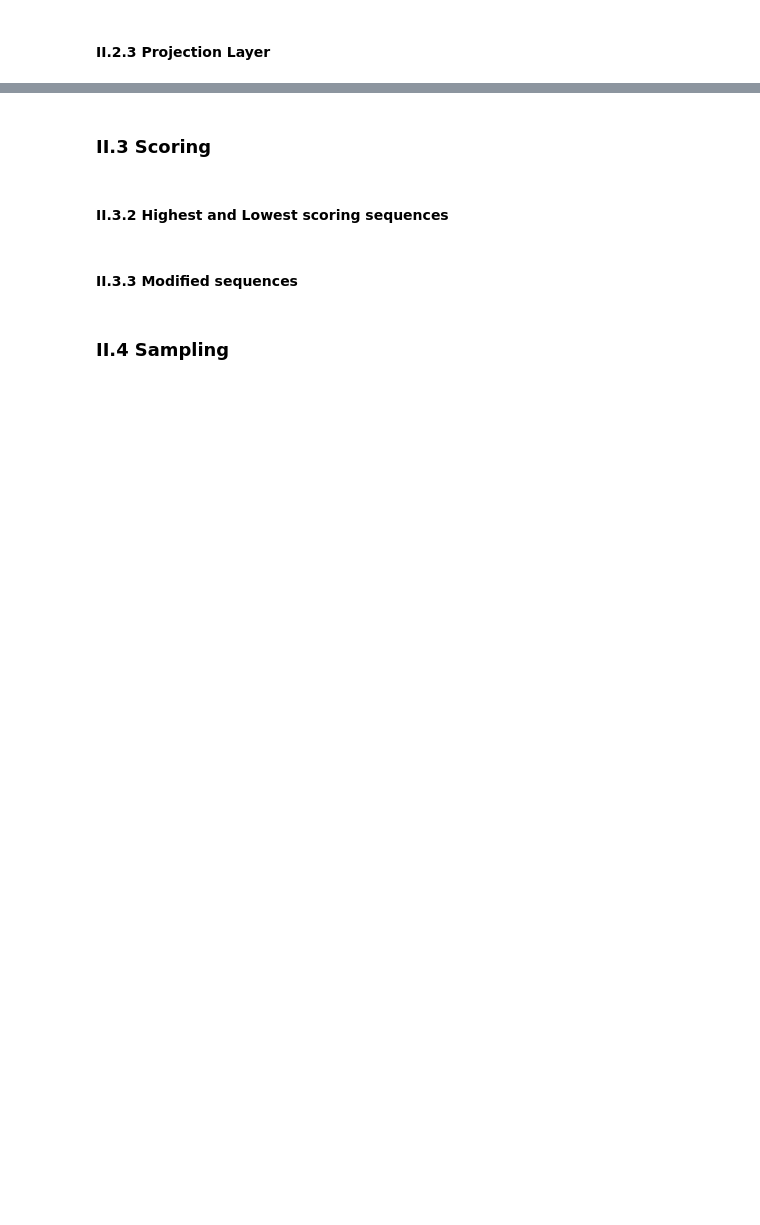
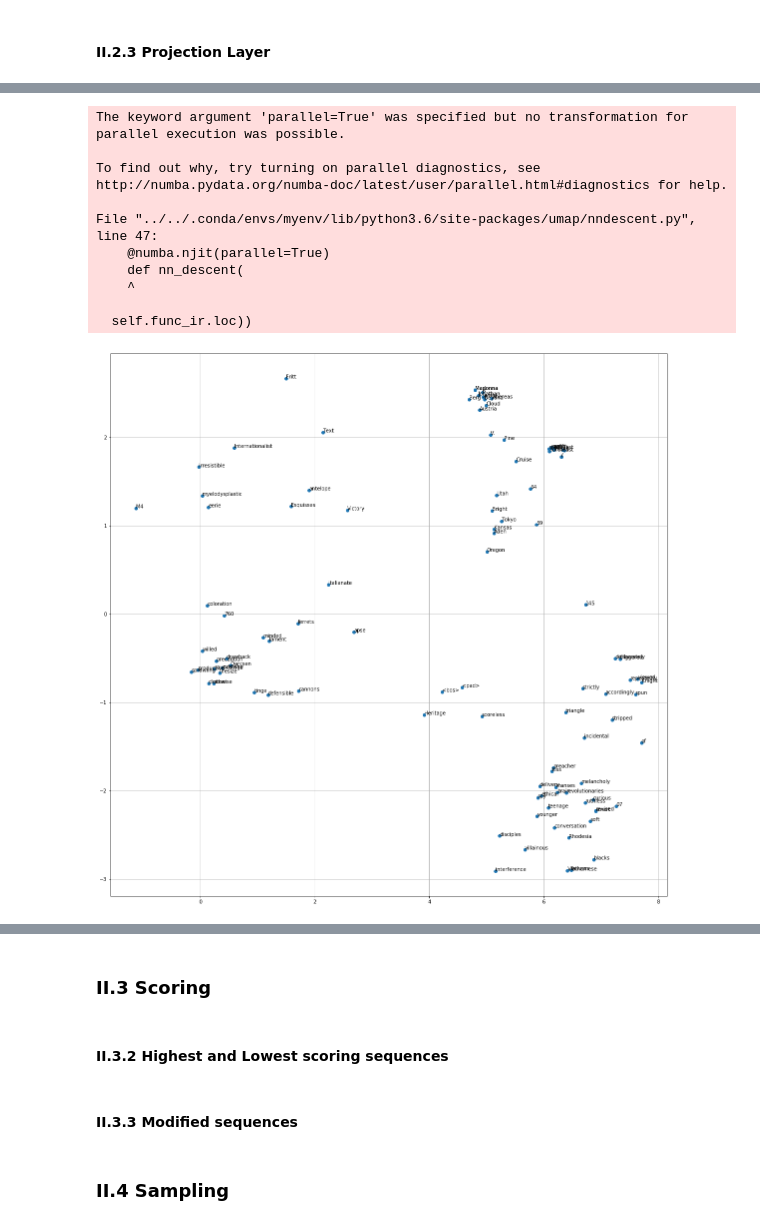
Before and after one commit to lexili24/Language-Model-NYU-Data-Science, a Jupyter notebook: HW2/lm_homework.ipynb, the cells around one changed output, grey strips where cells are left out. Saved outputs shown, nothing was run; the diff lists cells and outputs as text; code cells hidden in the pictures; blank space fills up the shorter version.

```diff
--- a/HW2/lm_homework.ipynb
+++ b/HW2/lm_homework.ipynb
@@ -719,18 +700,17 @@ Below is code to use [UMAP](https://umap-learn.readthedocs.io/en/latest/) to fin
 
 Use `!pip install umap-learn` to install UMAP.
 # %%
-# TODO: Get the best model parameter from 1.2.1
-options = {
-        'num_embeddings': len(train_dict),
-        'embedding_dim': embedding_size,
-        'padding_idx': train_dict.get_id('<pad>'),
-        'input_size': embedding_size,
-        'hidden_size': hidden_size,
-        'num_layers': num_layers,
-        'lstm_dropout': lstm_dropout,
-        'bias': True,
-        'bid': False
-    }
+# best parameter:
+options = {'bias': True,
+  'bid': False,
+  'embedding_dim': 300,
+  'hidden_size': 300,
+  'input_size': 300,
+  'lstm_dropout': 0.1,
+  'num_embeddings': 33178,
+  'num_layers': 2,
+  'padding_idx': 2}
+
 model = LSTMModel(options)
-model.load_state_dict(torch.load('baseline_LSTM.pt')['model_dict'])
+model.load_state_dict(torch.load('finetune_LSTM.pt')['model_dict'])
 model.eval()
@@ -814,3 +867,15 @@ proj_list['productive']['worst']
 # %%
-whole_word_ids_proj = train_dict.encode_token_seq(whole_words_proj)   # e.g. use dictionary.get_id on a list of words
-umap_plot(weight_matrix_proj, whole_word_ids, whole_words_proj)
+whole_word_ids_proj = train_dict.encode_token_seq(whole_words_proj)
+umap_plot(weight_matrix_proj, whole_word_ids_proj, whole_words_proj)
+# %% [output]
+The keyword argument 'parallel=True' was specified but no transformation for parallel execution was possible.
+
+To find out why, try turning on parallel diagnostics, see http://numba.pydata.org/numba-doc/latest/user/parallel.html#diagnostics for help.
+
+File "../../.conda/envs/myenv/lib/python3.6/site-packages/umap/nndescent.py", line 47:
+    @numba.njit(parallel=True)
+    def nn_descent(
+    ^
+
+  self.func_ir.loc))
+[figure, added]
```
Also changed, not shown: parts of 26 cells of this notebook, 7 other files.
